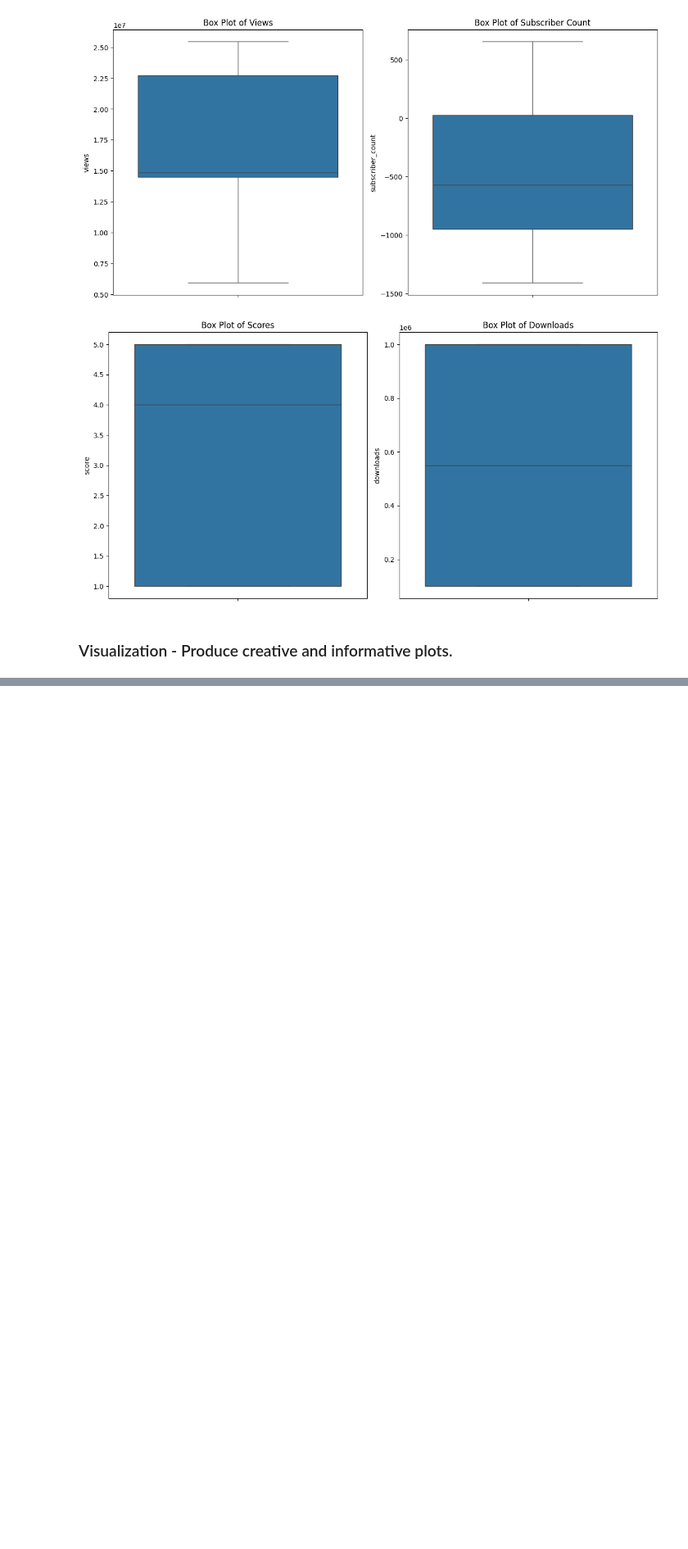
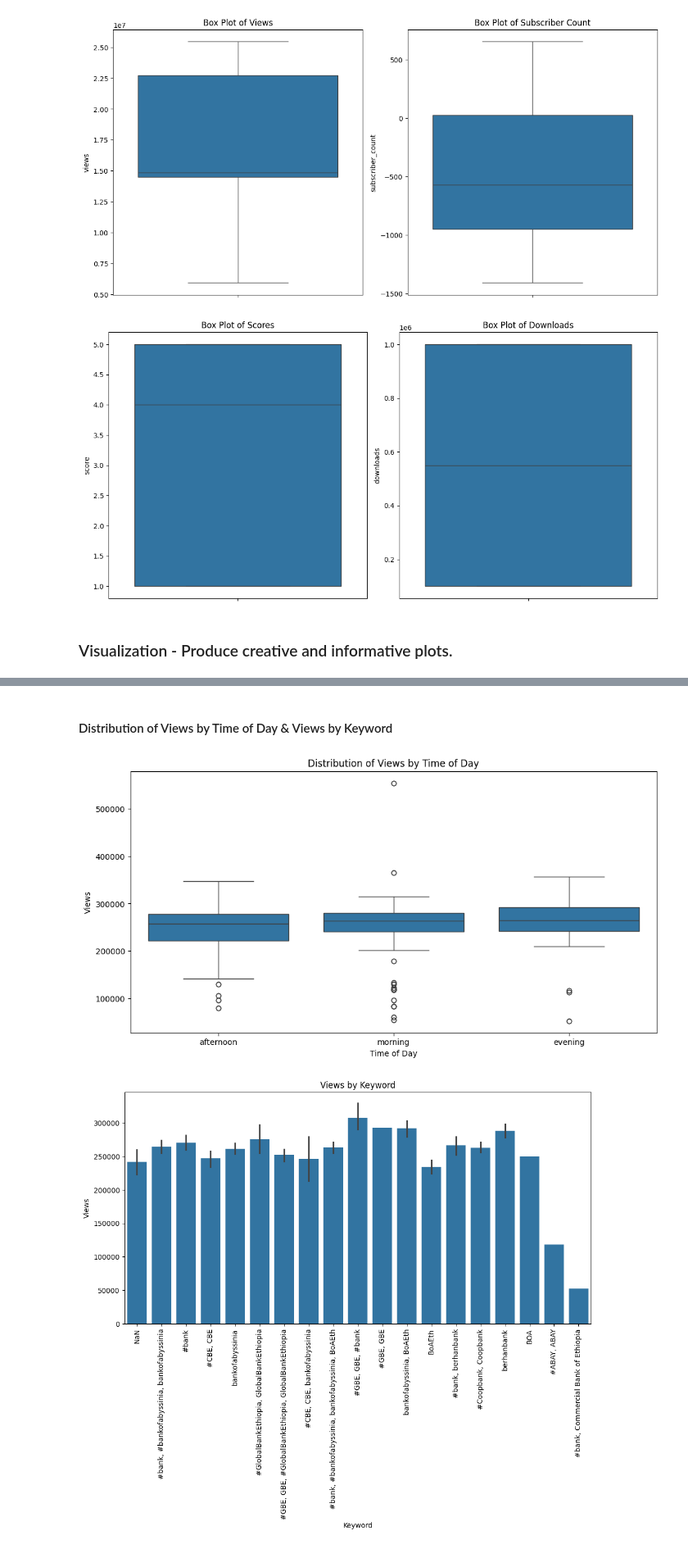
Before and after one commit to matidesalegn/Marketing-Analytics, a Jupyter notebook: notebooks/EDA.ipynb, the cells around one changed output, grey strips where cells are left out. Shown at 82% size. Drawn from its saved outputs; the diff is of its cells as text; code cells hidden in the pictures; blank space fills up the shorter version.

```diff
--- a/notebooks/EDA.ipynb
+++ b/notebooks/EDA.ipynb
@@ -910,0 +911,22 @@ plt.show()
+# %% [markdown]
+#### Distribution of Views by Time of Day & Views by Keyword
+# %%
+# Distribution of Views by Time of Day
+plt.figure(figsize=(12, 6))
+sns.boxplot(x='time_of_day', y='views', data=telegram_posts_df)
+plt.title('Distribution of Views by Time of Day')
+plt.xlabel('Time of Day')
+plt.ylabel('Views')
+plt.show()
+
+# Views by Keyword
+plt.figure(figsize=(12, 6))
+sns.barplot(x='keyword', y='views', data=telegram_posts_df)
+plt.title('Views by Keyword')
+plt.xlabel('Keyword')
+plt.ylabel('Views')
+plt.xticks(rotation=90)
+plt.show()
+# %% [output]
+[figure, added]
+[figure, added]
```
Also changed, not shown: parts of 7 cells of this notebook, 2 other files.
